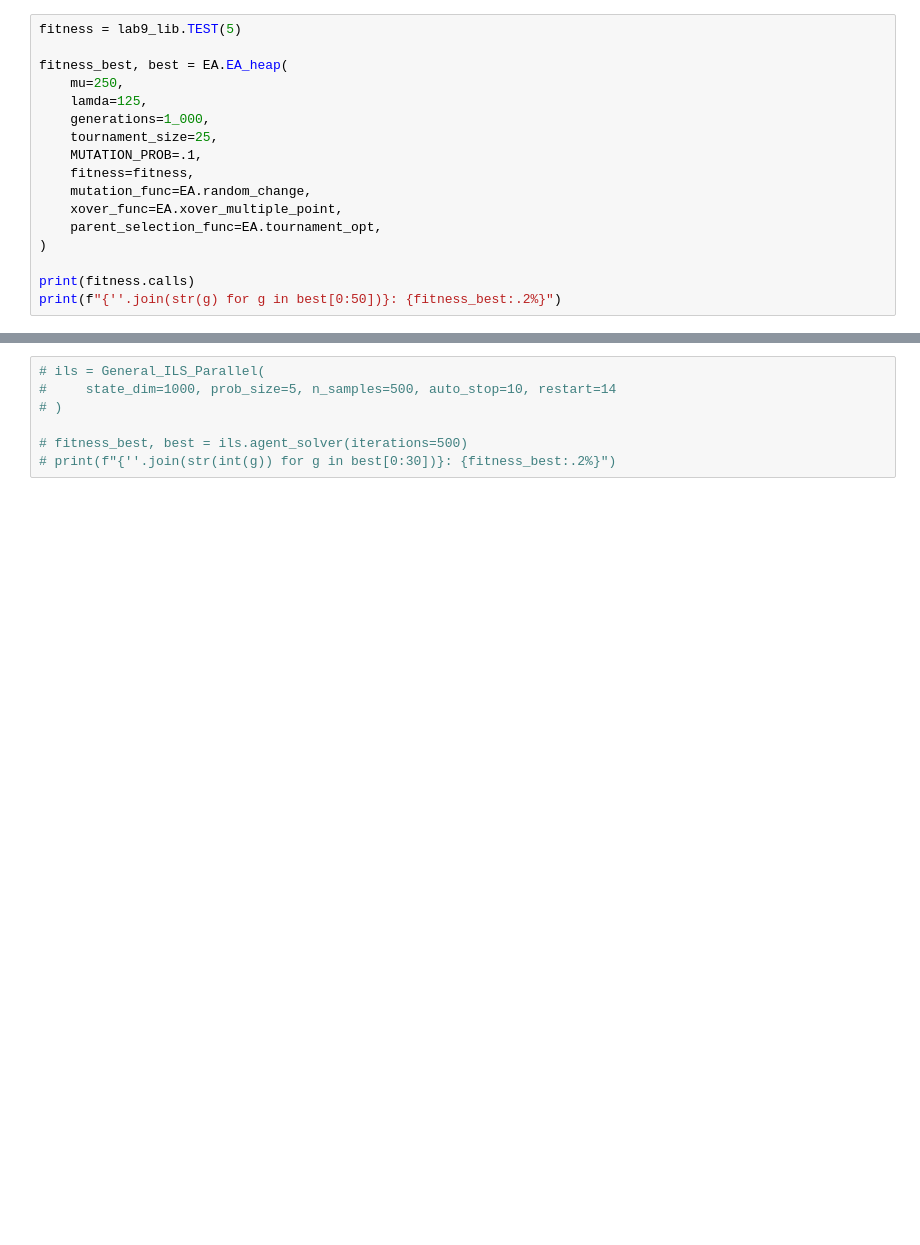
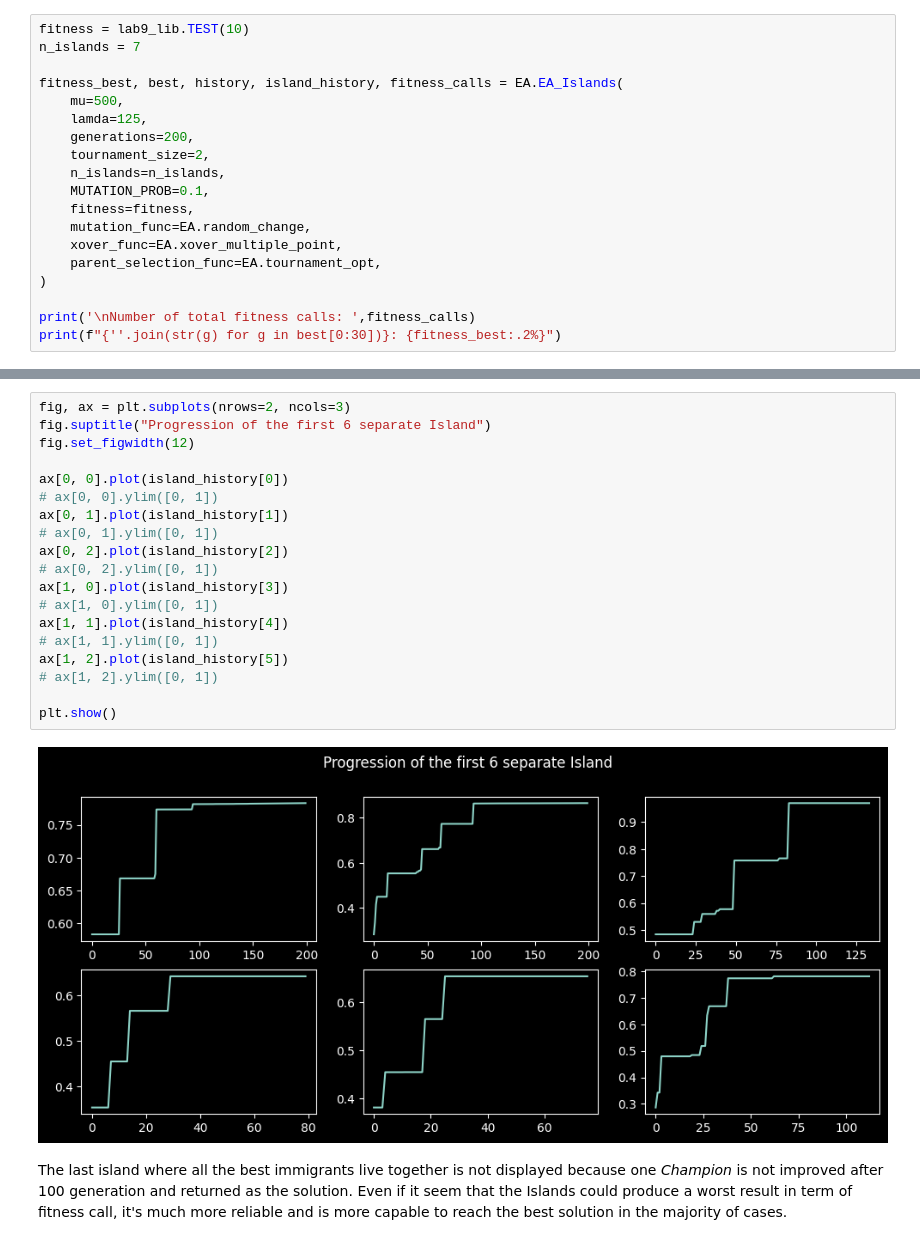
Before and after one commit to Edoxy/ComputationalIntelligence, a Jupyter notebook: Assignments/Lab_9/Lab_9_EA.ipynb, the cells around one changed output, grey strips where cells are left out. Drawn from its saved outputs; the diff is of its cells as text; blank space fills up the shorter version.

```diff
--- a/Assignments/Lab_9/Lab_9_EA.ipynb
+++ b/Assignments/Lab_9/Lab_9_EA.ipynb
@@ -6,18 +124,20 @@ import numpy as np
 # %%
-fitness = lab9_lib.TEST(5)
+fitness = lab9_lib.TEST(10)
+n_islands = 7
 
-fitness_best, best = EA.EA_heap(
-    mu=250,
+fitness_best, best, history, island_history, fitness_calls = EA.EA_Islands(
+    mu=500,
     lamda=125,
-    generations=1_000,
-    tournament_size=25,
-    MUTATION_PROB=.1,
+    generations=200,
+    tournament_size=2,
+    n_islands=n_islands,
+    MUTATION_PROB=0.1,
     fitness=fitness,
     mutation_func=EA.random_change,
     xover_func=EA.xover_multiple_point,
     parent_selection_func=EA.tournament_opt,
 )
 
-print(fitness.calls)
-print(f"{''.join(str(g) for g in best[0:50])}: {fitness_best:.2%}")
+print('\nNumber of total fitness calls: ',fitness_calls)
+print(f"{''.join(str(g) for g in best[0:30])}: {fitness_best:.2%}")
 # %% [output]
@@ -26,7 +157,23 @@ print(f"{''.join(str(g) for g in best[0:50])}: {fitness_best:.2%}")
-# %%
-# ils = General_ILS_Parallel(
-#     state_dim=1000, prob_size=5, n_samples=500, auto_stop=10, restart=14
-# )
-
-# fitness_best, best = ils.agent_solver(iterations=500)
-# print(f"{''.join(str(int(g)) for g in best[0:30])}: {fitness_best:.2%}")
+# %%
+fig, ax = plt.subplots(nrows=2, ncols=3)
+fig.suptitle("Progression of the first 6 separate Island")
+fig.set_figwidth(12)
+
+ax[0, 0].plot(island_history[0])
+# ax[0, 0].ylim([0, 1])
+ax[0, 1].plot(island_history[1])
+# ax[0, 1].ylim([0, 1])
+ax[0, 2].plot(island_history[2])
+# ax[0, 2].ylim([0, 1])
+ax[1, 0].plot(island_history[3])
+# ax[1, 0].ylim([0, 1])
+ax[1, 1].plot(island_history[4])
+# ax[1, 1].ylim([0, 1])
+ax[1, 2].plot(island_history[5])
+# ax[1, 2].ylim([0, 1])
+
+plt.show()
+# %% [output]
+[figure, added]
+# %% [markdown]
+The last island where all the best immigrants live together is not displayed because one _Champion_ is not improved after 100 generation and returned as the solution. Even if it seem that the Islands could produce a worst result in term of fitness call, it's much more reliable and is more capable to reach the best solution in the majority of cases.
```
Also changed, not shown: parts of 13 cells of this notebook, 1 other file.
